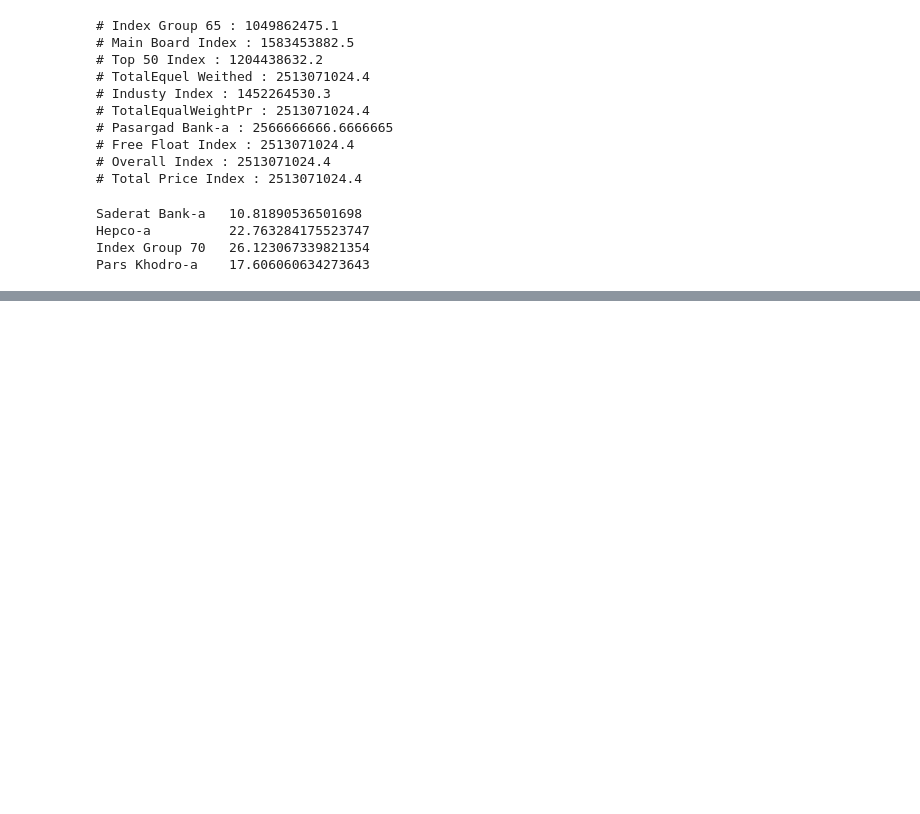
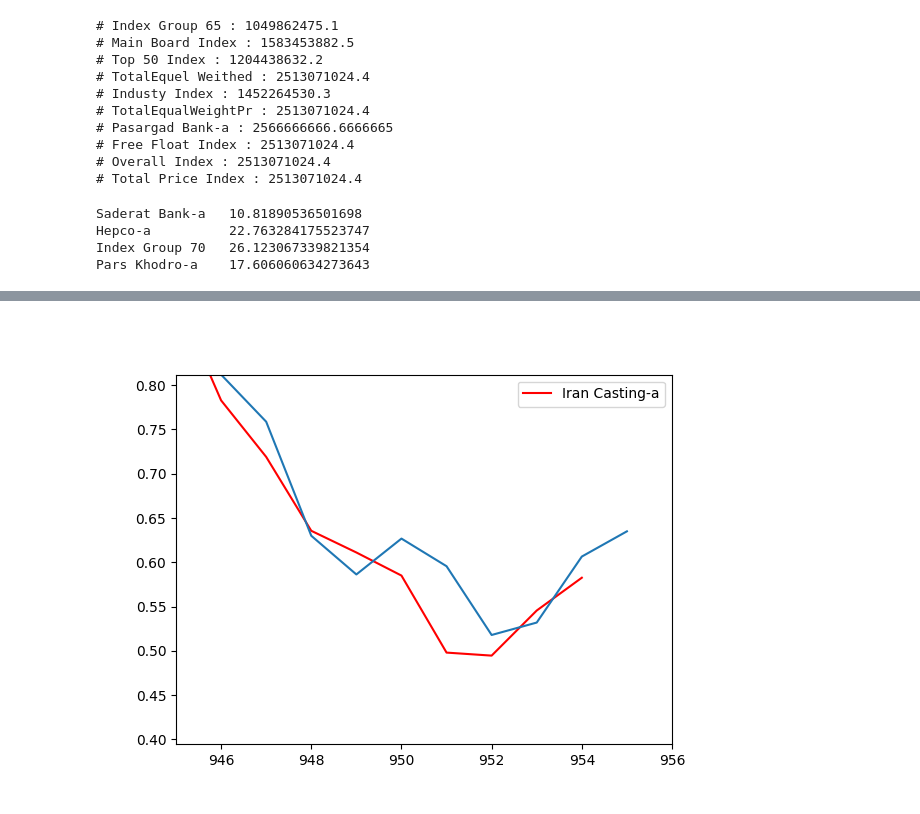
Before and after one commit to Moonak/Stocks, a Jupyter notebook: S.ipynb, the cells around one changed output, grey strips where cells are left out. Drawn from its saved outputs; the diff is of its cells as text; code cells hidden in the pictures; blank space fills up the shorter version.

```diff
--- a/S.ipynb
+++ b/S.ipynb
@@ -229,0 +130,4 @@ KeyboardInterrupt: ignored
+# %%
+Image("Iran Casting-a.png")
+# %% [output]
+[figure, added]
```
Also changed, not shown: parts of 15 cells of this notebook.
